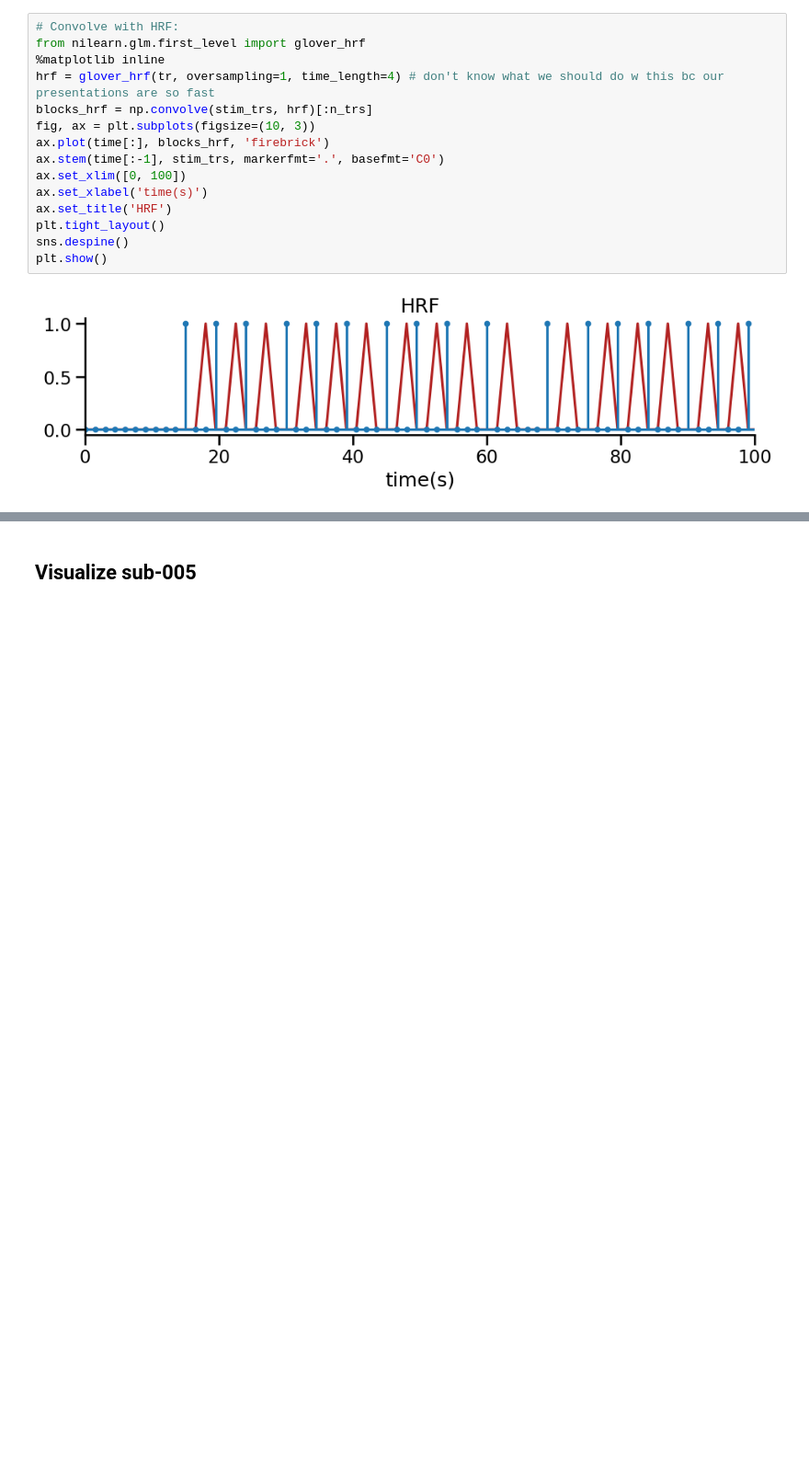
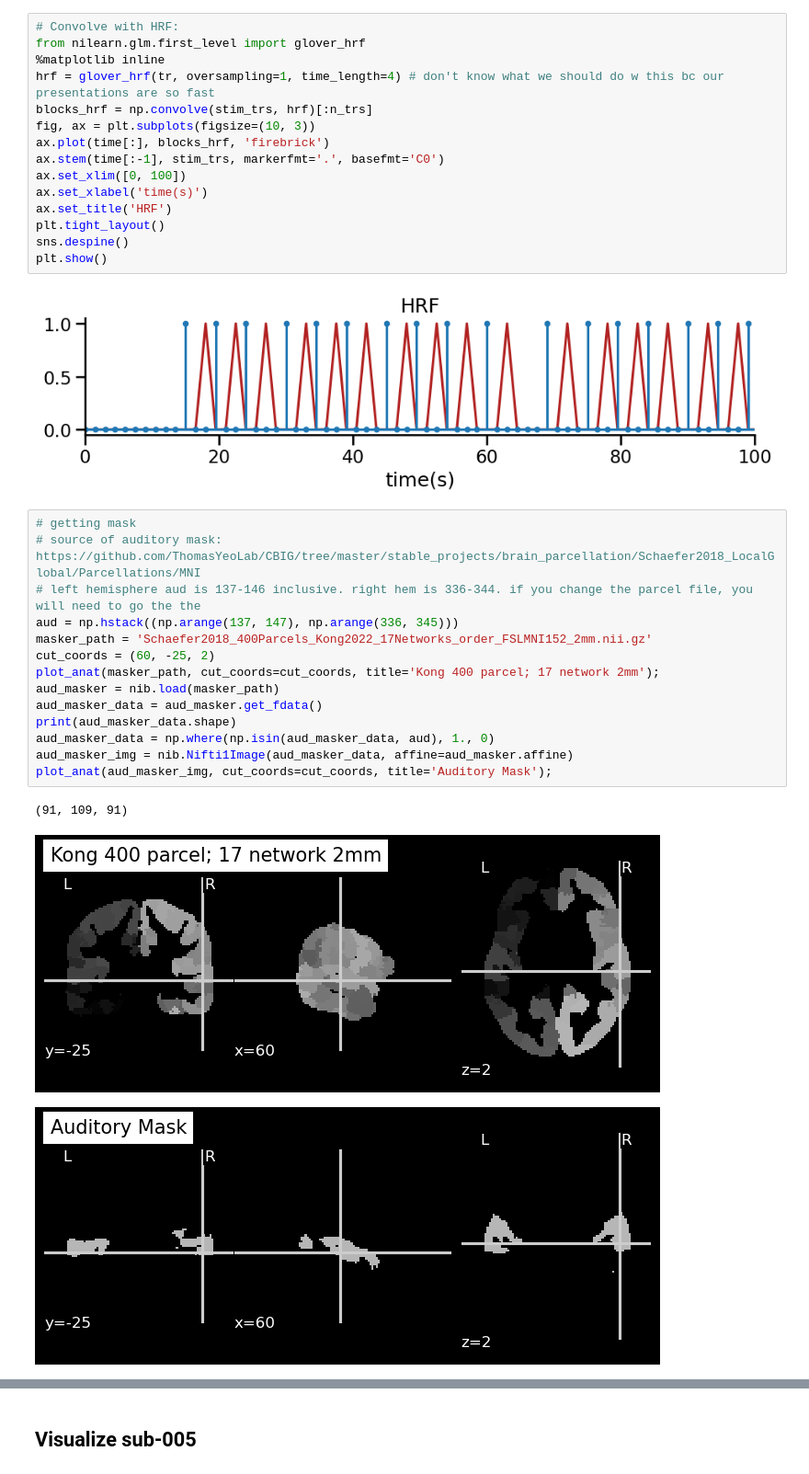
Before and after one commit to thejuc/multilang, a Jupyter notebook: code/analysis/explore_data.ipynb, the cells around one changed output, grey strips where cells are left out. Shown at 92% size. Drawn from its saved outputs; the diff is of its cells as text; blank space fills up the shorter version.

Commit message:
added code for stim read in, hrf, auditory mask

```diff
--- a/code/analysis/explore_data.ipynb
+++ b/code/analysis/explore_data.ipynb
@@ -82,3 +84,21 @@ sns.despine()
 plt.show()
 # %% [output]
 [figure]
+# %%
+# getting mask
+# source of auditory mask: https://github.com/ThomasYeoLab/CBIG/tree/master/stable_projects/brain_parcellation/Schaefer2018_LocalGlobal/Parcellations/MNI
+# left hemisphere aud is 137-146 inclusive. right hem is 336-344. if you change the parcel file, you will need to go the the
+aud = np.hstack((np.arange(137, 147), np.arange(336, 345)))
+masker_path = 'Schaefer2018_400Parcels_Kong2022_17Networks_order_FSLMNI152_2mm.nii.gz'
+cut_coords = (60, -25, 2)
+plot_anat(masker_path, cut_coords=cut_coords, title='Kong 400 parcel; 17 network 2mm');
+aud_masker = nib.load(masker_path)
+aud_masker_data = aud_masker.get_fdata()
+print(aud_masker_data.shape)
+aud_masker_data = np.where(np.isin(aud_masker_data, aud), 1., 0)
+aud_masker_img = nib.Nifti1Image(aud_masker_data, affine=aud_masker.affine)
+plot_anat(aud_masker_img, cut_coords=cut_coords, title='Auditory Mask');
+# %% [output]
+(91, 109, 91)
+[figure, added]
+[figure, added]
```
Also changed, not shown: parts of 3 cells of this notebook, 1 other file.
